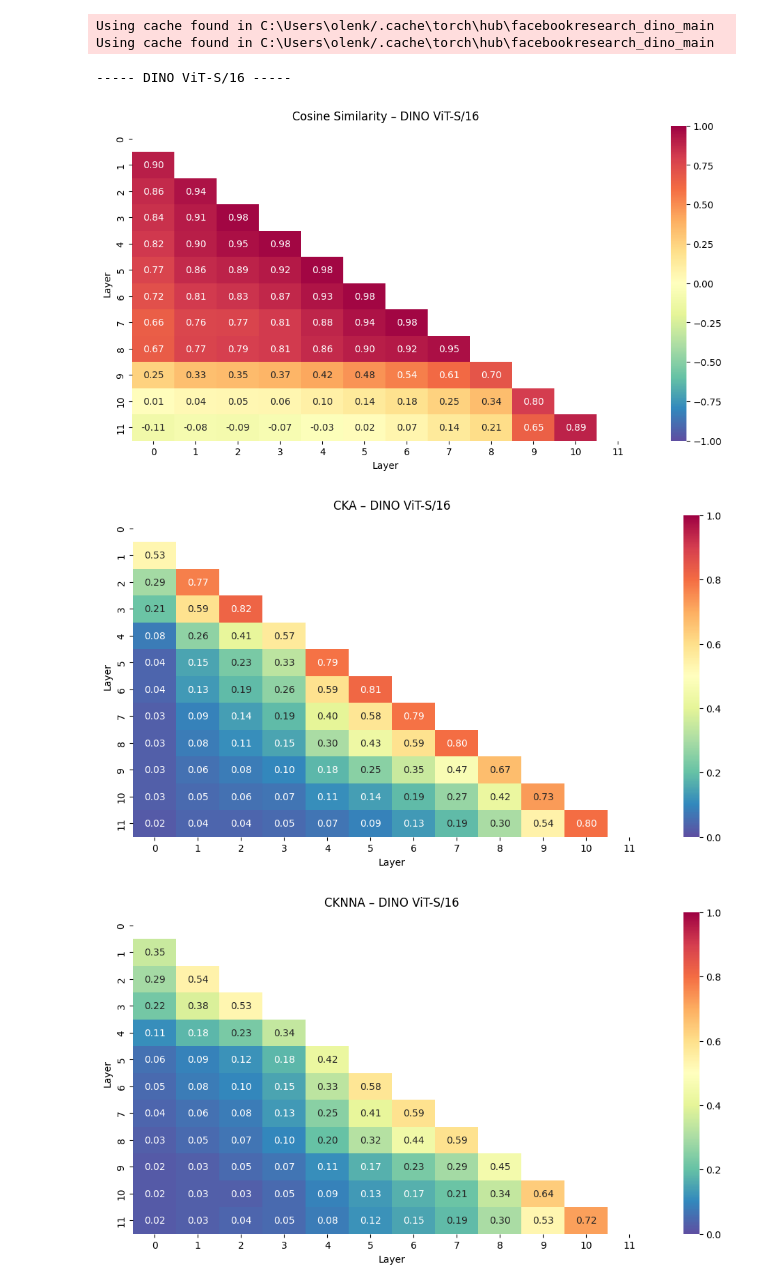
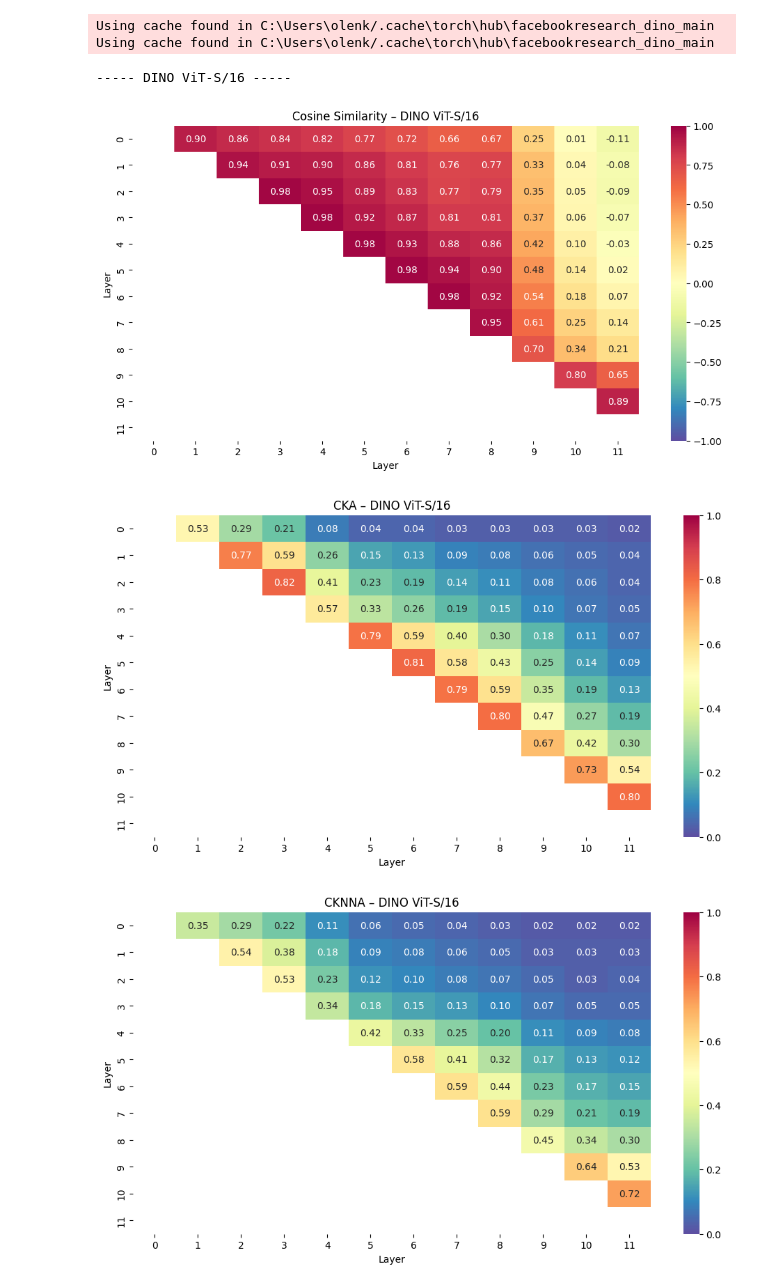
Before and after one commit to kwiatkowskaa/VisualLogitLens, a Jupyter notebook: notebooks/layer_skipping_analysis_DINO.ipynb, the cells around one changed output. Cells and saved outputs as stored; diff of their text form; code cells hidden in the pictures.

```diff
--- a/notebooks/layer_skipping_analysis_DINO.ipynb
+++ b/notebooks/layer_skipping_analysis_DINO.ipynb
@@ -251,7 +242,7 @@ def compute_cknna_matrix(logits, k=5, gamma=0.5):
     return matrix
 # %%
 def plot_similarity_matrix(matrix, title="Similarity Matrix", vmin=-1.0, vmax=1.0):
-    mask = np.triu(np.ones_like(matrix, dtype=bool))
+    mask = np.tril(np.ones_like(matrix, dtype=bool))
     rounded_matrix = np.round(matrix, 2)
 
     plt.figure(figsize=(12, 6))
@@ -265,6 +256,7 @@ def plot_similarity_matrix(matrix, title="Similarity Matrix", vmin=-1.0, vmax=1.
         cmap="Spectral_r",
         cbar=True,
     )
+
     plt.title(title)
     plt.xlabel("Layer")
     plt.ylabel("Layer")
@@ -282,29 +274,29 @@ Using cache found in C:\Users\olenk/.cache\torch\hub\facebookresearch_dino_main
 # %%
 for model in models.values():
     model.eval()
 
 for model_name, model in models.items():
     print(f"\n----- {model_name} -----")
 
-    all_logits = collect_logits_from_batches(vits16, train_loader, max_batches=None)
+    all_logits = collect_logits_from_batches(model, train_loader, max_batches=None)
     num_layers = len(all_logits[0])
     combined_logits = []
 
     for i in range(num_layers):
         layer_logits = [batch[i] for batch in all_logits]
         combined = torch.cat(layer_logits, dim=0)
         combined_logits.append(combined)
 
     cos_matrix = compute_cosine_similarity_matrix(combined_logits)
     cka_matrix = compute_cka_matrix(combined_logits)
     cknna_matrix = compute_cknna_matrix(combined_logits)
 
     plot_similarity_matrix(cos_matrix, title=f"Cosine Similarity – {model_name}")
     plot_similarity_matrix(cka_matrix, title=f"CKA – {model_name}", vmin=0)
     plot_similarity_matrix(cknna_matrix, title=f"CKNNA – {model_name}", vmin=0)
 # %% [output]
 ----- DINO ViT-S/16 -----
-[figure, old version]
+[figure, new version]
-[figure, old version]
+[figure, new version]
-[figure, old version]
+[figure, new version]
 ----- DINO ViT-B/8 -----
```
Also changed, not shown: parts of 5 cells of this notebook.
